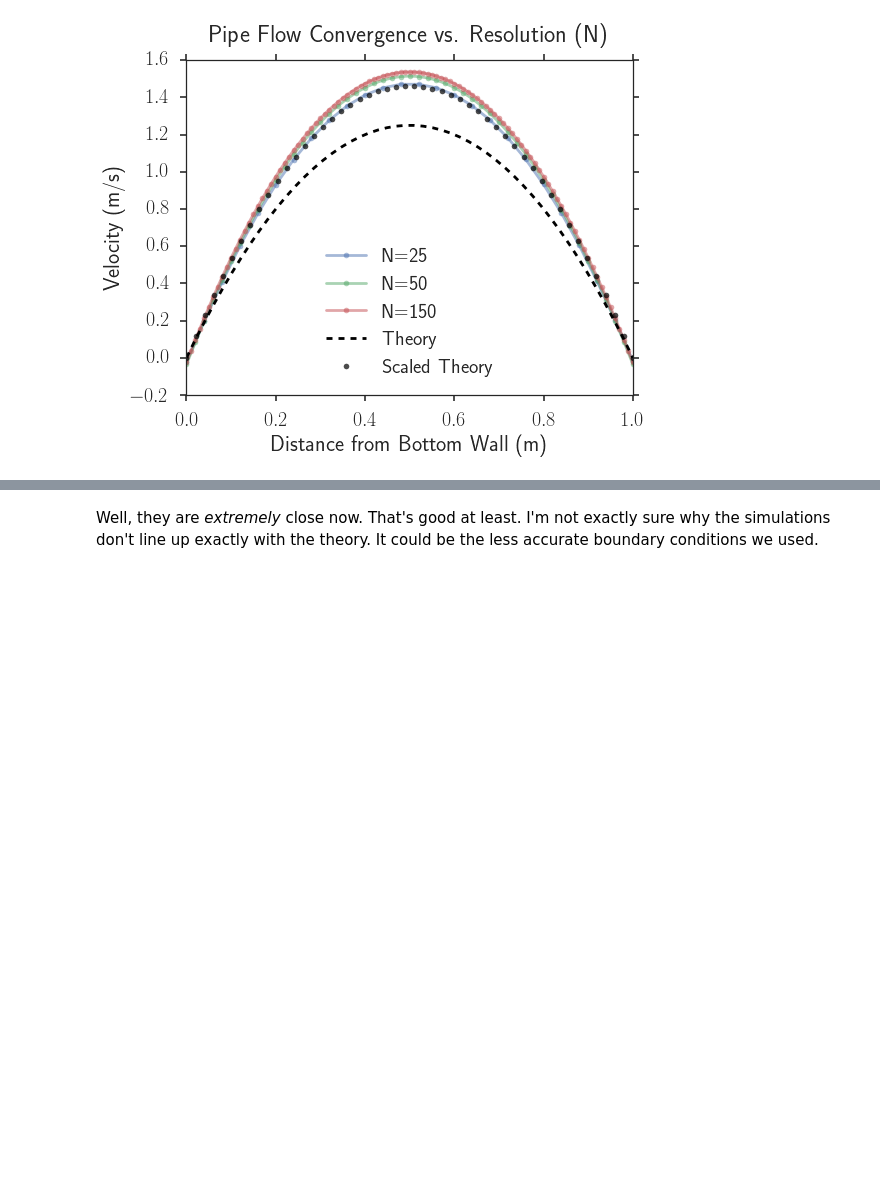
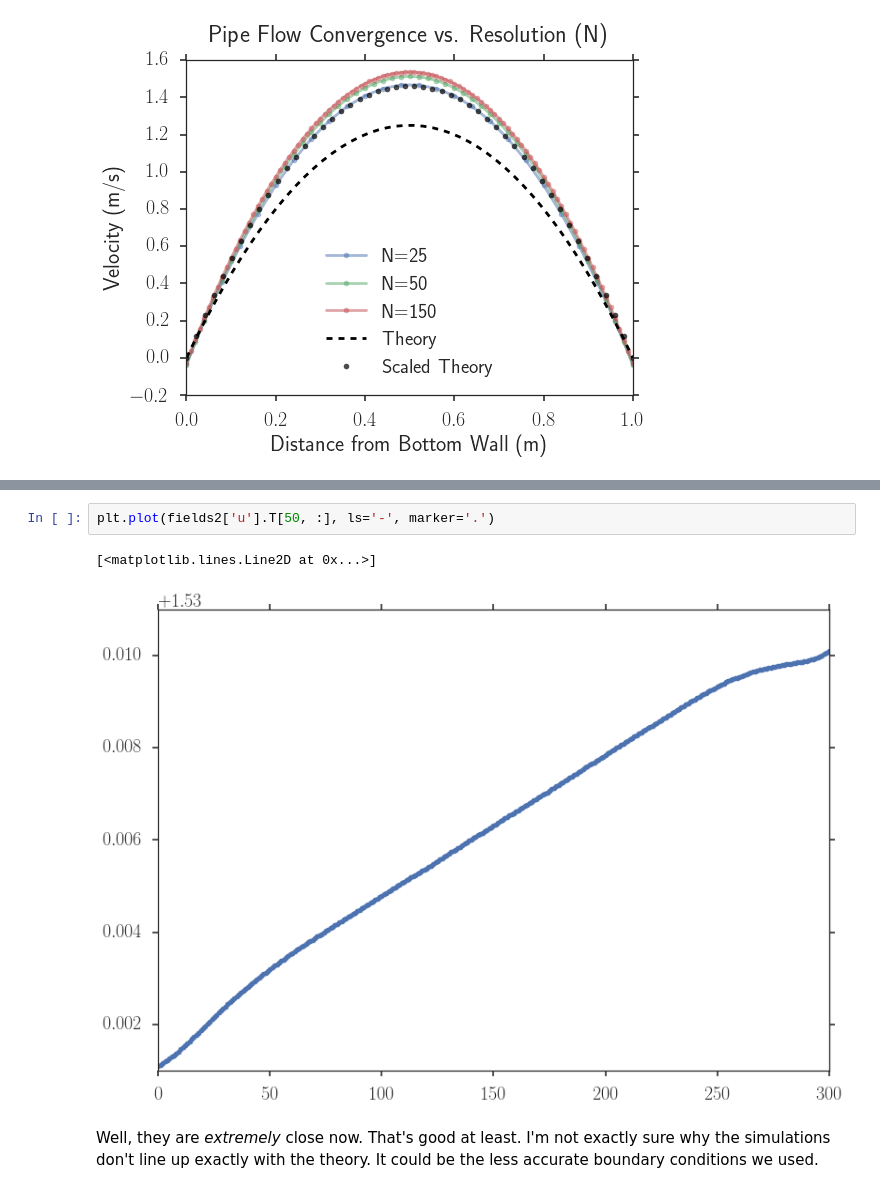
Before and after one commit to latticeboltzmann/2d-lb, a Jupyter notebook: docs/opencl_dimensionless_verification.ipynb, the cells around one changed output, grey strips where cells are left out. Drawn from its saved outputs; the diff is of its cells as text; blank space fills up the shorter version.

```diff
--- a/docs/opencl_dimensionless_verification.ipynb
+++ b/docs/opencl_dimensionless_verification.ipynb
@@ -232,3 +240,8 @@ plt.savefig('resolution_convergence_nonscaled.png', dpi=200, bbox_inches='tight'
+# %%
+plt.plot(fields2['u'].T[50, :], ls='-', marker='.')
+# %% [output]
+[<matplotlib.lines.Line2D at 0x...>]
+[figure, added]
 # %% [markdown]
 Well, they are *extremely* close now. That's good at least. I'm not exactly sure why the simulations don't line up exactly with the theory. It could be the less accurate boundary conditions we used.
 # %% [markdown]
```
Also changed, not shown: parts of 3 cells of this notebook, 1 other file.
